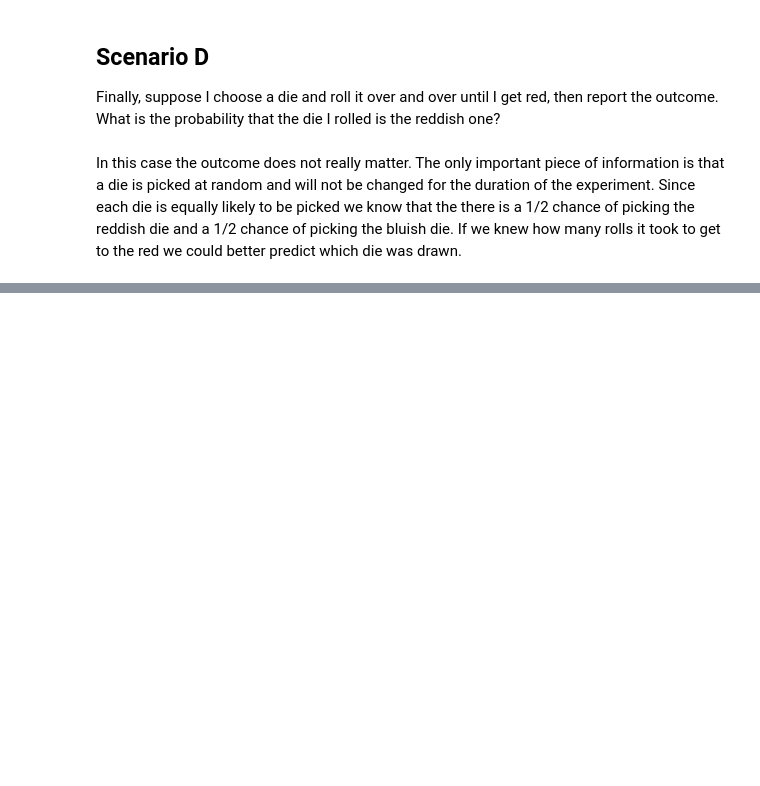
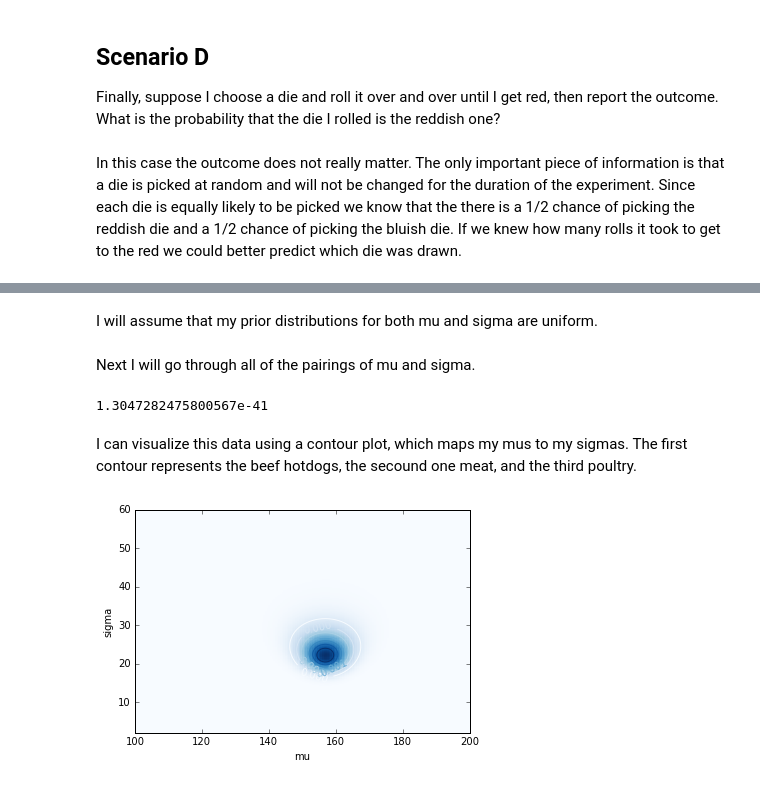
Before and after one commit to mafaldaborges/ThinkBayes2, a Jupyter notebook: code/report03.ipynb, the cells around one changed output, grey strips where cells are left out. Drawn from its saved outputs; the diff is of its cells as text; code cells hidden in the pictures; blank space fills up the shorter version.

```diff
--- a/code/report03.ipynb
+++ b/code/report03.ipynb
@@ -260,0 +412,36 @@ Part 2: Suppose I see a bus go by, but I don't see the destination, and 3 minute
+# %%
+from scipy.stats import norm
+
+class Normal(Suite, Joint):
+
+    def Likelihood(self, data, hypo):
+        """
+
+        data: calories or salt content
+        hypo: mu, sigma
+        """
+        mu, sigma = hypo
+        likes = norm.pdf(data, mu, sigma)
+        return np.prod(likes)
+# %% [markdown]
+I will assume that my prior distributions for both mu and sigma are uniform.
+# %%
+musC = np.linspace(100, 200, 201)
+sigmasC = np.linspace(2, 60, 201)
+# %% [markdown]
+Next I will go through all of the pairings of mu and sigma.
+# %%
+from itertools import product
+
+beefC = Normal(product(musC, sigmasC), label = 'Beef Calories')
+dataBC = df[df.Type=='Beef'].Calories
+beefC.Update(dataBC)
+# %% [output]
+1.3047282475800567e-41
+# %% [markdown]
+I can visualize this data using a contour plot, which maps my mus to my sigmas. The first contour represents the beef hotdogs, the secound one meat, and the third poultry.
+# %%
+thinkplot.Contour(beefC, pcolor=True)
+thinkplot.Config(xlabel='mu', ylabel='sigma')
+# %% [output]
+[figure, added]
```
Also changed, not shown: parts of 64 cells of this notebook, 4 other files.
